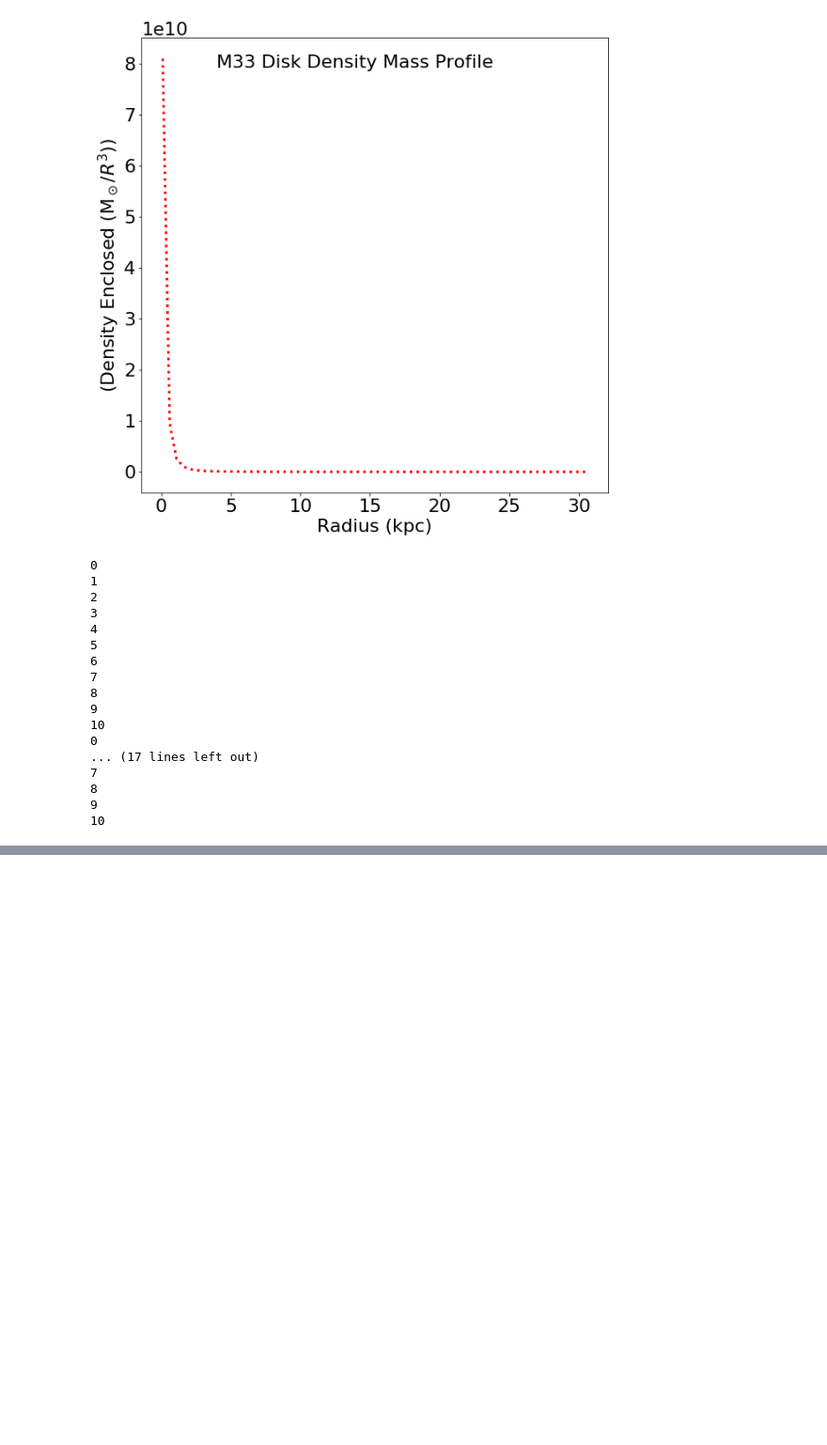
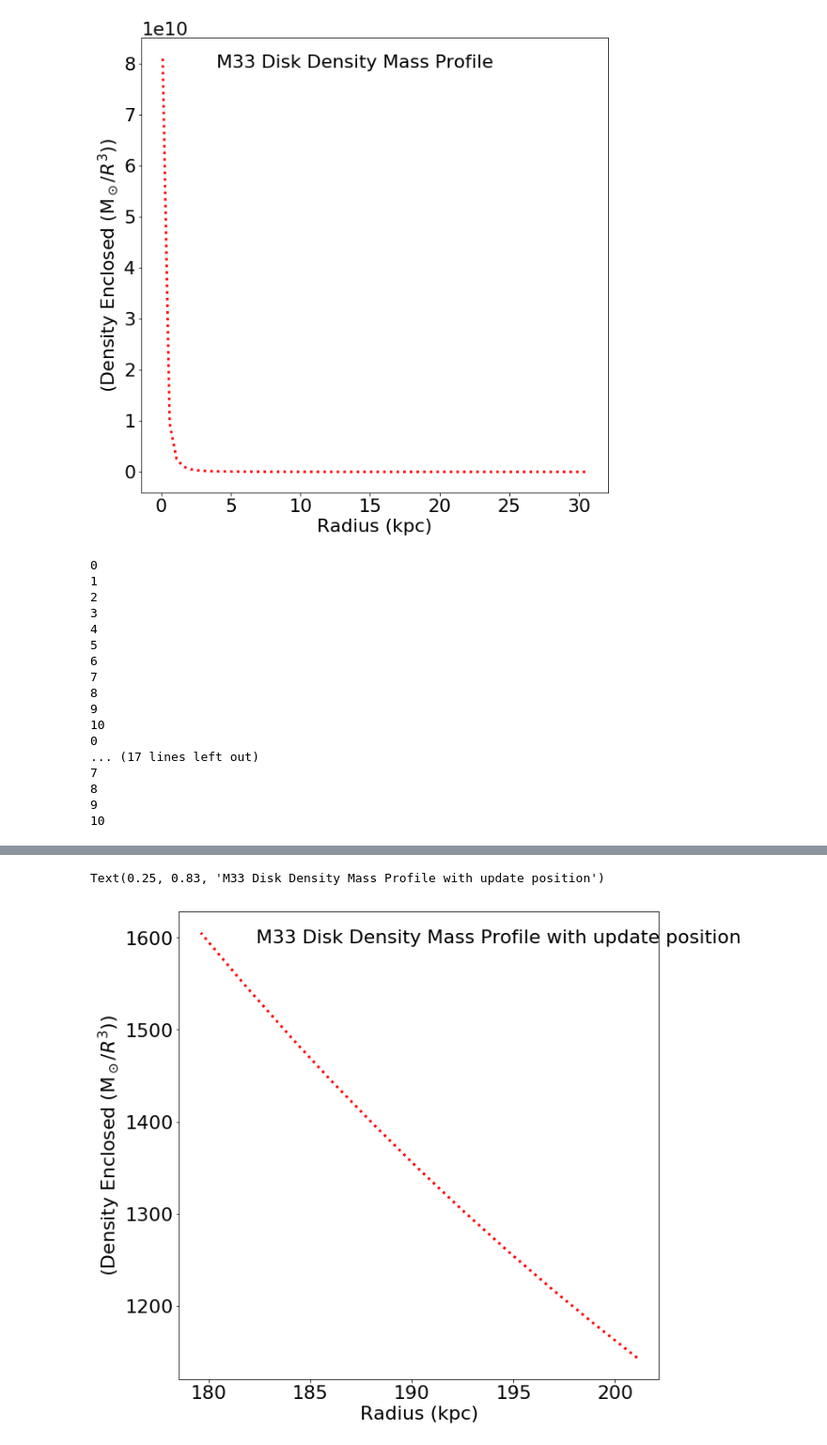
Before and after one commit to kyubito/400B_MASINI, a Jupyter notebook: Research Assignement/Code/Code.ipynb, the cells around one changed output, grey strips where cells are left out. Shown at 94% size. Saved outputs shown, nothing was run; the diff lists cells and outputs as text; code cells hidden in the pictures; blank space fills up the shorter version.

```diff
--- a/Research Assignement/Code/Code.ipynb
+++ b/Research Assignement/Code/Code.ipynb
@@ -245,0 +245,52 @@ ValueError: operands could not be broadcast together with shapes (62,) (11,)
+# %%
+# Plot the Mass Profile for M33.
+####################################
+
+
+fig = plt.figure(figsize=(10,10))
+ax = plt.subplot(111)
+
+R = M33_M31
+
+# Plot mass enclosed for Halo
+#plt.semilogy(R,M33.MassEnclosed(1,R)/R**3, color='blue', linewidth=5, label='Halo')
+#plt.plot(R,M33.MassEnclosed(1,R)/R**3, color='blue',linestyle="--", linewidth=5)#, label='Halo')
+
+# for Disk
+#plt.semilogy(R,M33.MassEnclosed(2,R)/R**3, color='red', linestyle=":", linewidth=3, label='Disk')
+plt.plot(R,M33.MassEnclosed(2,R)/R**3, color='red', linestyle=":", linewidth=3)#, label='Disk')
+
+# TOTAL Mass
+#plt.semilogy(R,M33.MassEnclosedTotal(R)/R**3, color='black', linestyle="--",linewidth=5, label='Total')
+#plt.plot(R,M33.MassEnclosedTotal(R)/R**3, color='black', linestyle="--",linewidth=5, label='Total')
+
+# Hernquist Profile
+#plt.semilogy(R,M33.HernquistMass(R,ScaleM33,MtotM33)/R**3, color='magenta',linewidth=5, label='Hernquist, a=25 kpc')
+#plt.plot(R,M33.HernquistMass(R,ScaleM33,MtotM33)/R**3, color='magenta',linestyle="--",linewidth=5, label='Hernquist, a=25 kpc')
+
+
+# Add axis labels
+plt.xlabel('Radius (kpc)', fontsize=22)
+plt.ylabel(r'(Density Enclosed (M$_\odot$/$R^3$))', fontsize=22)
+
+#set axis limits
+#plt.ylim(1e9,1e12)
+
+#adjust tick label font size
+#label_size = 22
+#matplotlib.rcParams['xtick.labelsize'] = label_size
+#matplotlib.rcParams['ytick.labelsize'] = label_size
+
+# add a legend with some customizations.
+#legend = ax.legend(loc='lower right',fontsize='x-large')
+
+#add figure text
+plt.figtext(0.25, 0.83, 'M33 Disk Density Mass Profile with update position', fontsize=22)
+
+
+# Save to a file
+#ax.set_rasterized(True)
+#plt.savefig('MassProfile_M33.eps', rasterized=True, dpi=350)
+# %% [output]
+Text(0.25, 0.83, 'M33 Disk Density Mass Profile with update position')
+[figure, added]
```
Also changed, not shown: parts of 3 cells of this notebook.
